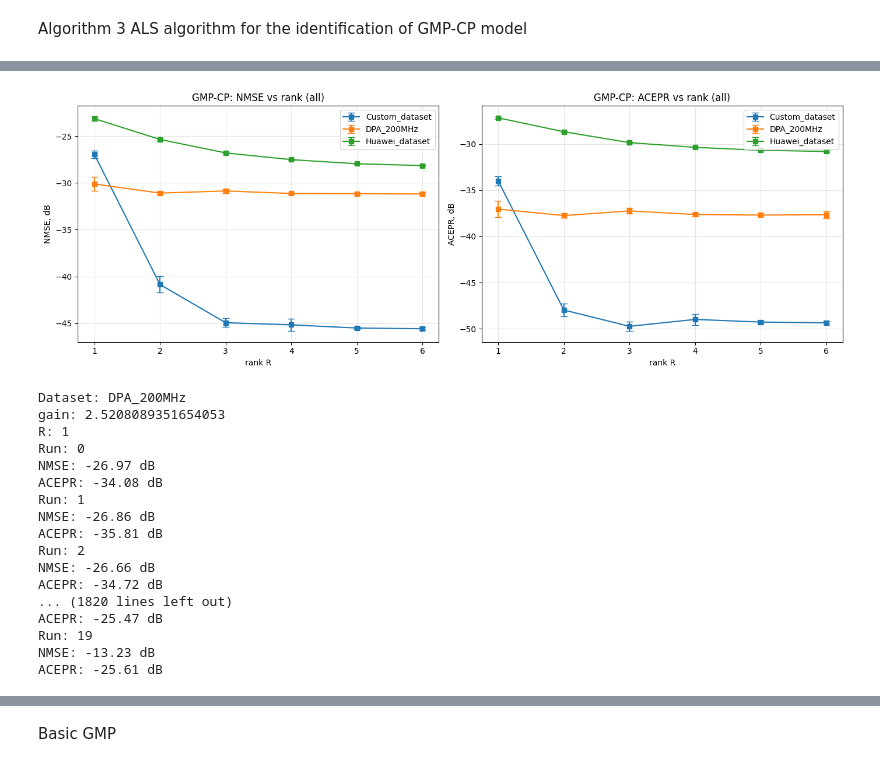
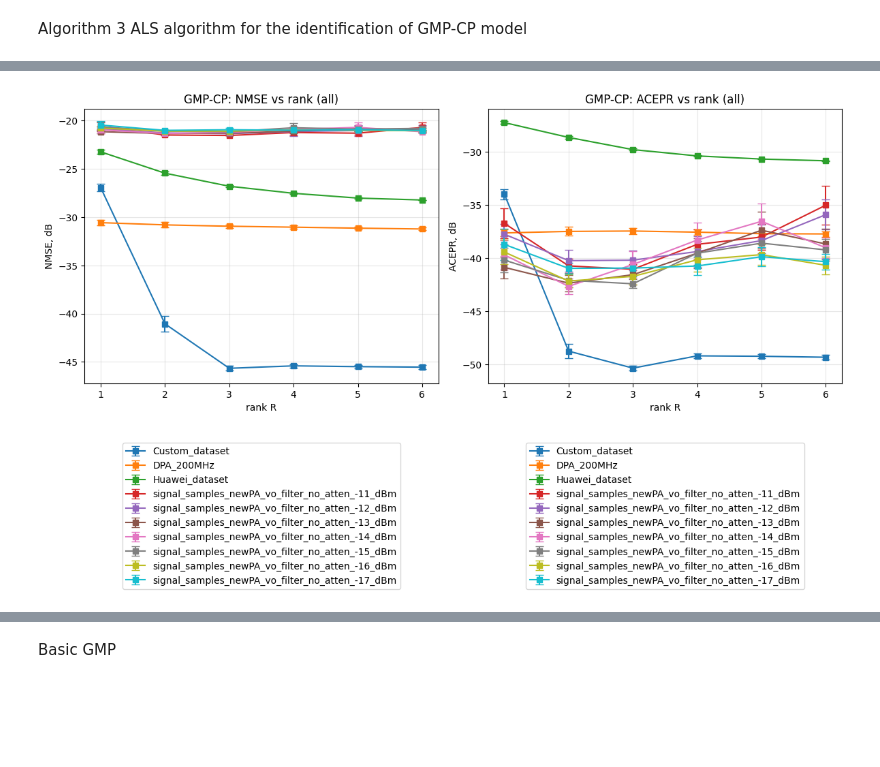
Before and after one commit to pasmornov-m/DPD_Research, a Jupyter notebook: dev_gmp_tensor.ipynb, the cells around one changed output, grey strips where cells are left out. Drawn from its saved outputs; the diff is of its cells as text; code cells hidden in the pictures; blank space fills up the shorter version.

Commit message:
separate gmp models in files, added new datasets

```diff
--- a/dev_gmp_tensor.ipynb
+++ b/dev_gmp_tensor.ipynb
@@ -76,23 +81,23 @@ def prepare_data_for_als(
 
     return y_vec, H, M
 # %%
-def ridge_ls(Phi, y, gamma):
+def ridge_ls(x, y, gamma):
     """
     Solve
 
-        min ||y - Phi w||² + gamma ||w||²
+        min ||y - x w||² + gamma ||w||²
 
-    Phi : (N, K)
+    x : (N, K)
     y   : (N,)
     """
 
     if gamma == 0:
-        return torch.linalg.lstsq(Phi, y).solution
+        return torch.linalg.lstsq(x, y).solution
 
-    K = Phi.shape[1]
+    K = x.shape[1]
 
-    A = torch.matmul(Phi.conj().T, Phi)
-    b = torch.matmul(Phi.conj().T, y)
+    A = torch.matmul(x.conj().T, x)
+    b = torch.matmul(x.conj().T, y)
 
     if gamma > 0:
         A = A + gamma * torch.eye(K, dtype=A.dtype, device=A.device)
@@ -240,7 +181,7 @@ gamma = 1e-3
 L = 30
 # torch.manual_seed(42)
 
-model = GMPCP(R=R, M1=M1, M2=M2, P=P, model_name='pa', use_even_powers=False)
+model = GMPCP(R=R, M1=M1, M2=M2, P=P, model_name='pa')
 
 N_delay = len(container.train_input) - max(M1, M2) + 1
 
@@ -391,7 +360,7 @@ def collect_als_statistics(main_model, M1, M2, P, R_range, num_runs, L, gamma, N
     return result_list
 # %%
 main_model = GMPCP
-M1=10
+M1=11
 M2=10
 # P=8
 P=8
@@ -401,7 +370,18 @@ L = 20
 
 R_range = [1, 2, 3, 4, 5, 6]
 num_runs = 50
-dataset_names_range = ('DPA_200MHz', 'Custom_dataset', 'Huawei_dataset',)
+dataset_names_range = ('DPA_200MHz',
+                       'Custom_dataset',
+                       'Huawei_dataset',
+                       'signal_samples_newPA_vo_filter_no_atten_-11_dBm',
+                       'signal_samples_newPA_vo_filter_no_atten_-12_dBm',
+                       'signal_samples_newPA_vo_filter_no_atten_-13_dBm',
+                       'signal_samples_newPA_vo_filter_no_atten_-14_dBm',
+                       'signal_samples_newPA_vo_filter_no_atten_-15_dBm',
+                       'signal_samples_newPA_vo_filter_no_atten_-15_dBm',
+                       'signal_samples_newPA_vo_filter_no_atten_-16_dBm',
+                       'signal_samples_newPA_vo_filter_no_atten_-17_dBm',
+                       )
 
 
 result_list_odd = collect_als_statistics(main_model=main_model,
@@ -518,5 +498,5 @@ print(df_result_odd_agg)
 # %%
-fig, axes = plt.subplots(1, 2, figsize=(14, 5))
+fig, axes = plt.subplots(1, 2, figsize=(12, 8))
 
 for dataset_name, group in df_result_odd_agg.groupby('dataset'):
 
@@ -531,64 +511,35 @@ for dataset_name, group in df_result_odd_agg.groupby('dataset'):
         label=dataset_name
     )
 
     axes[1].errorbar(
         group['R'],
         group['acepr_mean'],
         yerr=group['acepr_ci'],
         marker='s',
         capsize=4,
         label=dataset_name
     )
 
 
 axes[0].set_xlabel("rank R")
 axes[0].set_ylabel("NMSE, dB")
 axes[0].set_title("GMP-CP: NMSE vs rank (all)")
 axes[0].grid(True, alpha=0.3)
 axes[0].set_xticks(np.arange(1, 7, 1))
-axes[0].legend()
+axes[0].legend(loc="upper center",bbox_to_anchor=(0.5, -0.2))
+# axes[0].legend()
 
 
 axes[1].set_xlabel("rank R")
 axes[1].set_ylabel("ACEPR, dB")
 axes[1].set_title("GMP-CP: ACEPR vs rank (all)")
 axes[1].grid(True, alpha=0.3)
 axes[1].set_xticks(np.arange(1, 7, 1))
-axes[1].legend()
+axes[1].legend(loc="upper center",bbox_to_anchor=(0.5, -0.2))
+# axes[1].legend()
 
 
 plt.tight_layout()
 plt.show()
 # %% [output]
-[figure, old version]
+[figure, new version]
-# %%
-
-result_list_even = collect_als_statistics(main_model=main_model,
-                       M1=M1,
-                       M2=M2,
-                       P=P,
-                       R_range=R_range,
-                       num_runs=num_runs,
-                       L=L,
-                       gamma=gamma,
-                       N=N,
-                       dataset_names_range=dataset_names_range,
-                       use_even_powers=True)
-# %% [output]
-Dataset: DPA_200MHz
-gain: 2.5208089351654053
-R: 1
-Run: 0
-NMSE: -26.97 dB
-ACEPR: -34.08 dB
-Run: 1
-NMSE: -26.86 dB
-ACEPR: -35.81 dB
-Run: 2
-NMSE: -26.66 dB
-ACEPR: -34.72 dB
-... (1820 lines left out)
-ACEPR: -25.47 dB
-Run: 19
-NMSE: -13.23 dB
-ACEPR: -25.61 dB
```
Also changed, not shown: parts of 20 cells of this notebook, 38 other files.
